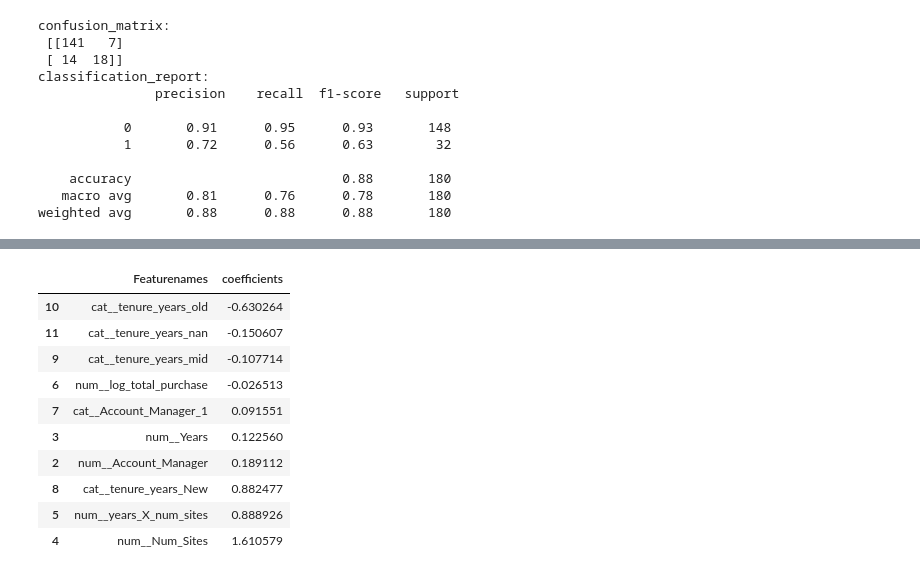
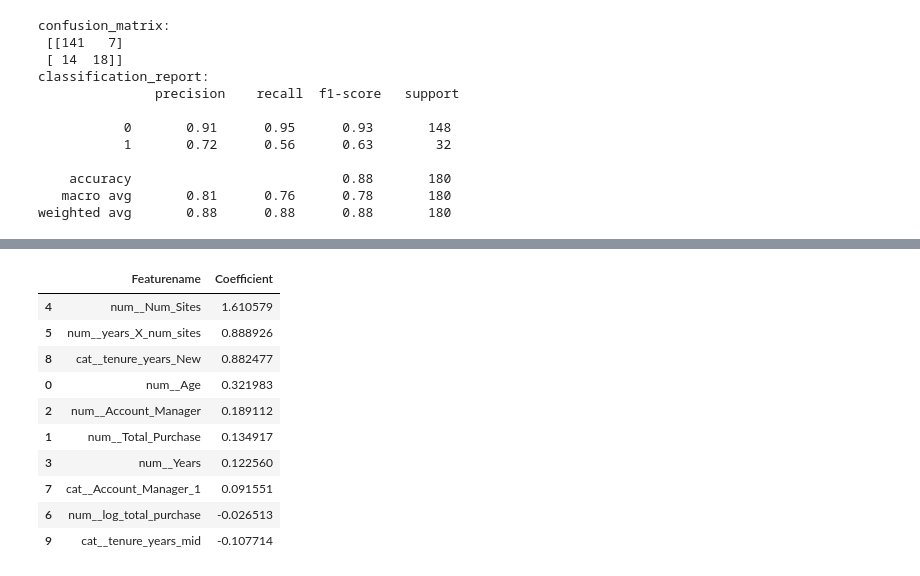
Before and after one commit to jacobabhihail-tech/advanced-data-wrangling-lab, a Jupyter notebook: Day13_revision copy/Revday13_Customer_churn.ipynb, the cells around one changed output, grey strips where cells are left out. Drawn from its saved outputs; the diff is of its cells as text; code cells hidden in the pictures.

```diff
--- a/Day13_revision copy/Revday13_Customer_churn.ipynb
+++ b/Day13_revision copy/Revday13_Customer_churn.ipynb
@@ -522,14 +490,0 @@ coef_df.head(10).sort_values(by='coefficients', ascending=False)
-# %%
-coef_df.tail(10).sort_values(by='coefficients', ascending=True)
-# %% [output]
-|  | Featurenames | coefficients |
-| 10 | cat__tenure_years_old | -0.630264 |
-| 11 | cat__tenure_years_nan | -0.150607 |
-| 9 | cat__tenure_years_mid | -0.107714 |
-| 6 | num__log_total_purchase | -0.026513 |
-| 7 | cat__Account_Manager_1 | 0.091551 |
-| 3 | num__Years | 0.122560 |
-| 2 | num__Account_Manager | 0.189112 |
-| 8 | cat__tenure_years_New | 0.882477 |
-| 5 | num__years_X_num_sites | 0.888926 |
-| 4 | num__Num_Sites | 1.610579 |
@@ -535,0 +493,23 @@ coef_df.tail(10).sort_values(by='coefficients', ascending=True)
+# %%
+feature_names = log_reg_pp.named_steps['preprocessor'].get_feature_names_out()
+# %%
+coef_df = pd.DataFrame({
+    'Featurename' : feature_names,
+    'Coefficient': log_reg_steps.coef_[0]
+})
+# %%
+top10 = coef_df.head(10).sort_values(by= 'Coefficient', ascending= False)
+# %%
+top10
+# %% [output]
+|  | Featurename | Coefficient |
+| 4 | num__Num_Sites | 1.610579 |
+| 5 | num__years_X_num_sites | 0.888926 |
+| 8 | cat__tenure_years_New | 0.882477 |
+| 0 | num__Age | 0.321983 |
+| 2 | num__Account_Manager | 0.189112 |
+| 1 | num__Total_Purchase | 0.134917 |
+| 3 | num__Years | 0.122560 |
+| 7 | cat__Account_Manager_1 | 0.091551 |
+| 6 | num__log_total_purchase | -0.026513 |
+| 9 | cat__tenure_years_mid | -0.107714 |
```
Also changed, not shown: parts of 7 cells of this notebook, 10 other files.
